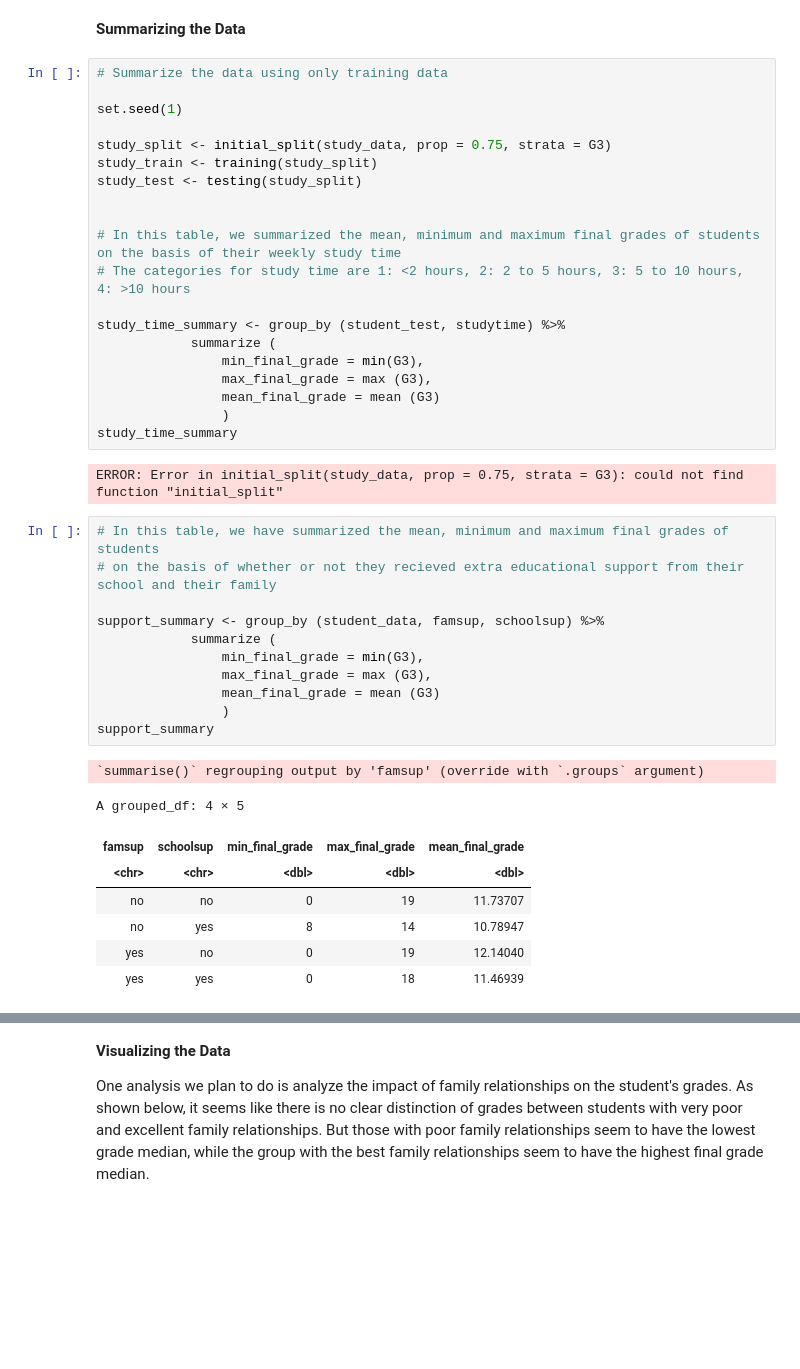
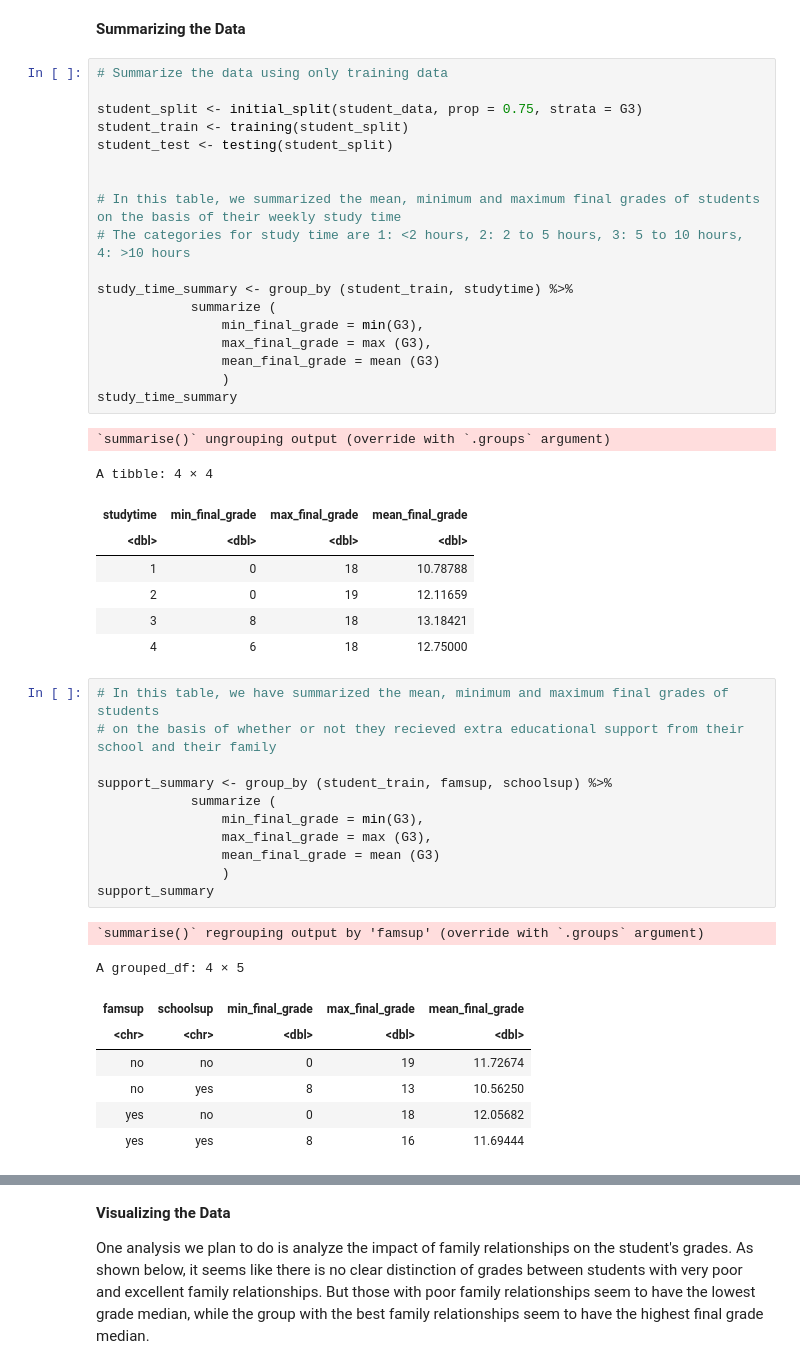
Before and after one commit to jsonthany/dsci_100_project, a Jupyter notebook: project_proposal.ipynb, the cells around one changed output, grey strips where cells are left out. Cells and saved outputs as stored; diff of their text form; blank space fills up the shorter version.

Commit message:
fixed data splitting code

```diff
--- a/project_proposal.ipynb
+++ b/project_proposal.ipynb
@@ -81,17 +82,15 @@ Each row of the data set represents a single student, while each column only con
 # %%
 # Summarize the data using only training data
 
-set.seed(1)
-
-study_split <- initial_split(study_data, prop = 0.75, strata = G3)
-study_train <- training(study_split)
-study_test <- testing(study_split)
+student_split <- initial_split(student_data, prop = 0.75, strata = G3)
+student_train <- training(student_split)
+student_test <- testing(student_split)
 
 
 # In this table, we summarized the mean, minimum and maximum final grades of students on the basis of their weekly study time
 # The categories for study time are 1: <2 hours, 2: 2 to 5 hours, 3: 5 to 10 hours, 4: >10 hours
 
-study_time_summary <- group_by (student_test, studytime) %>%
+study_time_summary <- group_by (student_train, studytime) %>%
             summarize (
                 min_final_grade = min(G3),
                 max_final_grade = max (G3),
@@ -99,27 +98,34 @@ study_time_summary <- group_by (student_test, studytime) %>%
                 )
 study_time_summary
 # %% [output]
-ERROR: Error in initial_split(study_data, prop = 0.75, strata = G3): could not find function "initial_split"
+`summarise()` ungrouping output (override with `.groups` argument)
+A tibble: 4 × 4
+| studytime | min_final_grade | max_final_grade | mean_final_grade |
+| <dbl> | <dbl> | <dbl> | <dbl> |
+| 1 | 0 | 18 | 10.78788 |
+| 2 | 0 | 19 | 12.11659 |
+| 3 | 8 | 18 | 13.18421 |
+| 4 | 6 | 18 | 12.75000 |
 # %%
 # In this table, we have summarized the mean, minimum and maximum final grades of students
 # on the basis of whether or not they recieved extra educational support from their school and their family
 
-support_summary <- group_by (student_data, famsup, schoolsup) %>%
+support_summary <- group_by (student_train, famsup, schoolsup) %>%
             summarize (
                 min_final_grade = min(G3),
                 max_final_grade = max (G3),
                 mean_final_grade = mean (G3)
                 )
 support_summary
 # %% [output]
 `summarise()` regrouping output by 'famsup' (override with `.groups` argument)
 A grouped_df: 4 × 5
 | famsup | schoolsup | min_final_grade | max_final_grade | mean_final_grade |
 | <chr> | <chr> | <dbl> | <dbl> | <dbl> |
-| no | no | 0 | 19 | 11.73707 |
-| no | yes | 8 | 14 | 10.78947 |
-| yes | no | 0 | 19 | 12.14040 |
-| yes | yes | 0 | 18 | 11.46939 |
+| no | no | 0 | 19 | 11.72674 |
+| no | yes | 8 | 13 | 10.56250 |
+| yes | no | 0 | 18 | 12.05682 |
+| yes | yes | 8 | 16 | 11.69444 |
 # %%
 # In this table, we have summarized the mean, minimum and maximum final grades of students on the basis of number of past failures
 
```
Also changed, not shown: parts of 2 cells of this notebook.
